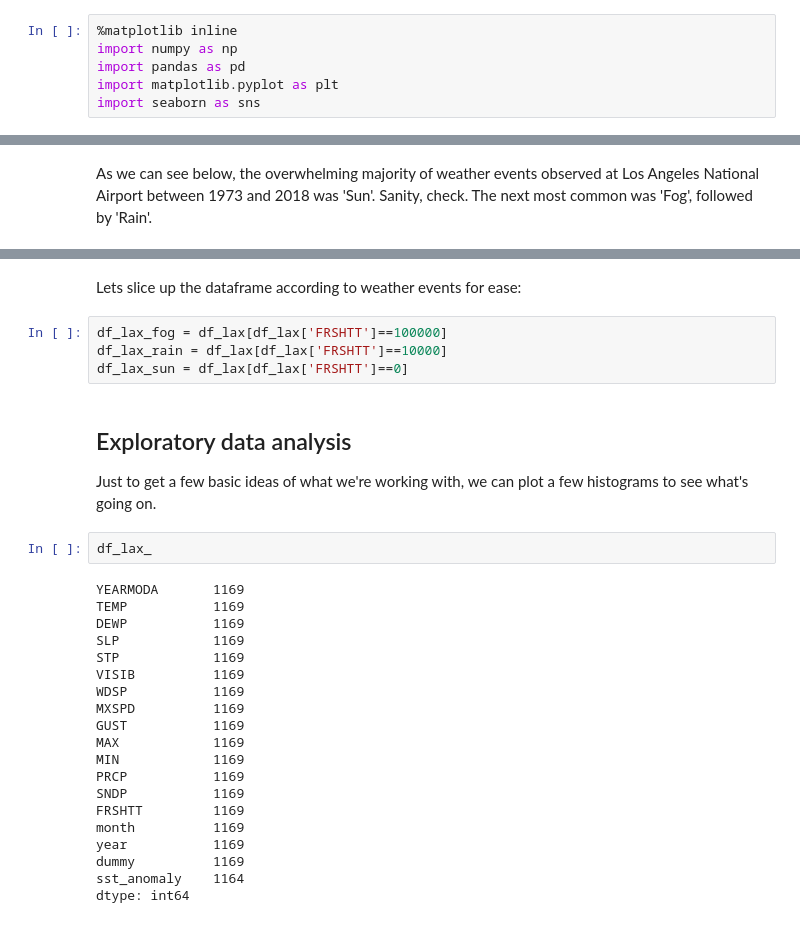
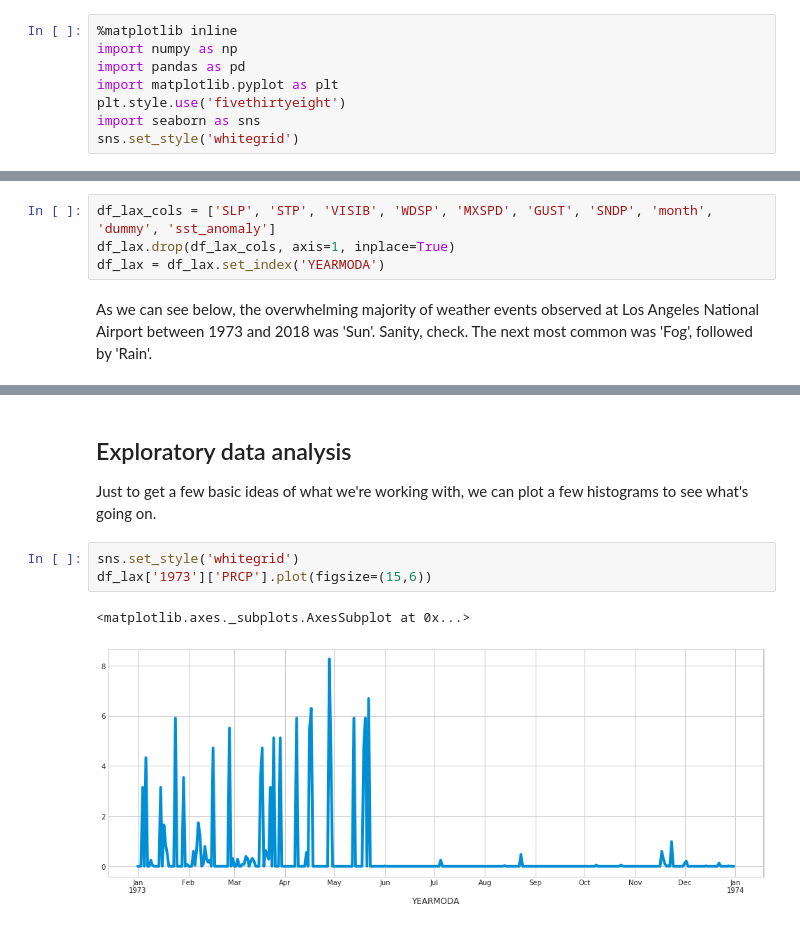
Before and after one commit to cottenplant/predicting-coastal-fog, a Jupyter notebook: june-gloom-analysis.ipynb, the cells around one changed output, grey strips where cells are left out. Saved outputs shown, nothing was run; the diff lists cells and outputs as text.

```diff
--- a/june-gloom-analysis.ipynb
+++ b/june-gloom-analysis.ipynb
@@ -6,7 +6,9 @@ First we import some visualization libraries. For ease of reading of the Jupyter
 import numpy as np
 import pandas as pd
 import matplotlib.pyplot as plt
+plt.style.use('fivethirtyeight')
 import seaborn as sns
+sns.set_style('whitegrid')
 # %%
 import june_gloom
 june_gloom.init()
@@ -64,3 +51,7 @@ memory usage: 2.3 MB
+# %%
+df_lax_cols = ['SLP', 'STP', 'VISIB', 'WDSP', 'MXSPD', 'GUST', 'SNDP', 'month', 'dummy', 'sst_anomaly']
+df_lax.drop(df_lax_cols, axis=1, inplace=True)
+df_lax = df_lax.set_index('YEARMODA')
 # %% [markdown]
 As we can see below, the overwhelming majority of weather events observed at Los Angeles National Airport between 1973 and 2018 was 'Sun'. Sanity, check. The next most common was 'Fog', followed by 'Rain'.
 # %%
@@ -83,34 +74,12 @@ print(df_lax['FRSHTT'].value_counts())
 110011        1
 11100         1
 Name: FRSHTT, dtype: int64
-# %% [markdown]
-Lets slice up the dataframe according to weather events for ease:
-# %%
-df_lax_fog = df_lax[df_lax['FRSHTT']==100000]
-df_lax_rain = df_lax[df_lax['FRSHTT']==10000]
-df_lax_sun = df_lax[df_lax['FRSHTT']==0]
 # %% [markdown]
 ## Exploratory data analysis
 Just to get a few basic ideas of what we're working with, we can plot a few histograms to see what's going on.
-# %%
-df_lax_
-# %% [output]
-YEARMODA       1169
-TEMP           1169
-DEWP           1169
-SLP            1169
-STP            1169
-VISIB          1169
-WDSP           1169
-MXSPD          1169
-GUST           1169
-MAX            1169
-MIN            1169
-PRCP           1169
-SNDP           1169
-FRSHTT         1169
-month          1169
-year           1169
-dummy          1169
-sst_anomaly    1164
-dtype: int64
+# %%
+sns.set_style('whitegrid')
+df_lax['1973']['PRCP'].plot(figsize=(15,6))
+# %% [output]
+<matplotlib.axes._subplots.AxesSubplot at 0x...>
+[figure, added]
```
Also changed, not shown: parts of 12 cells of this notebook.
